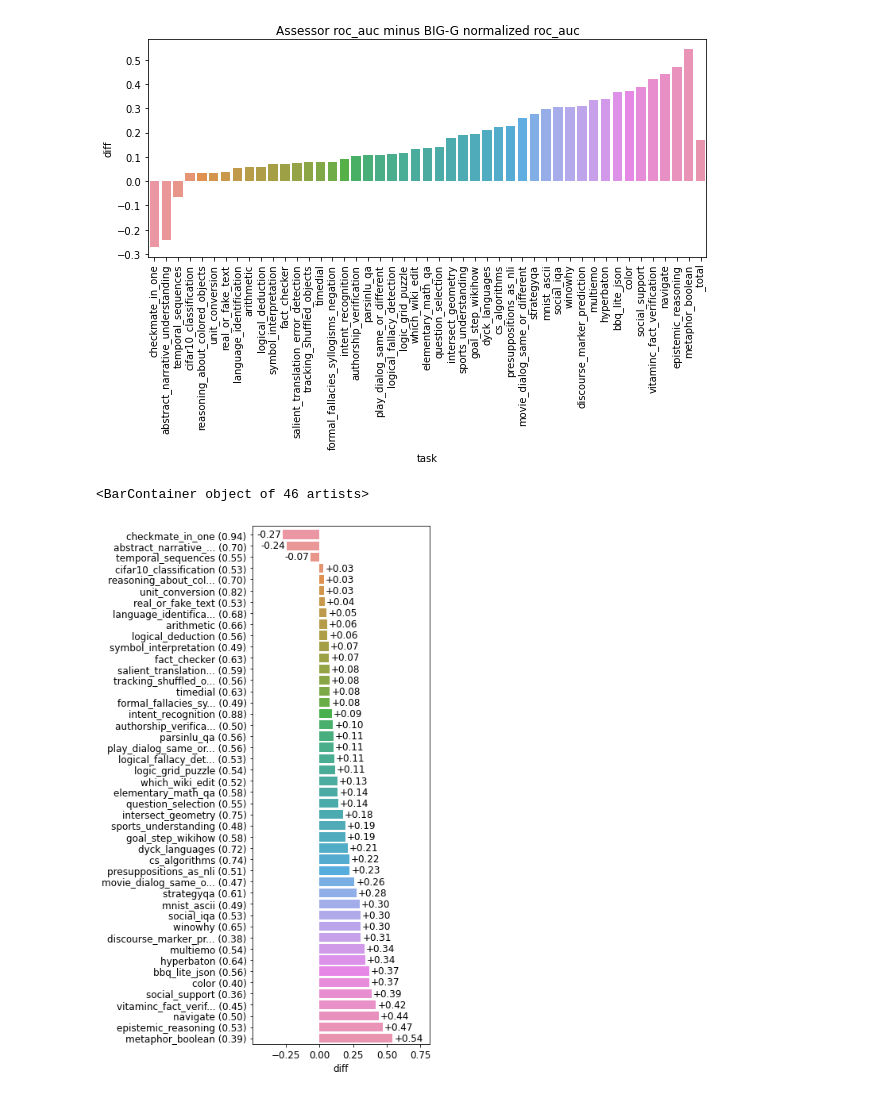
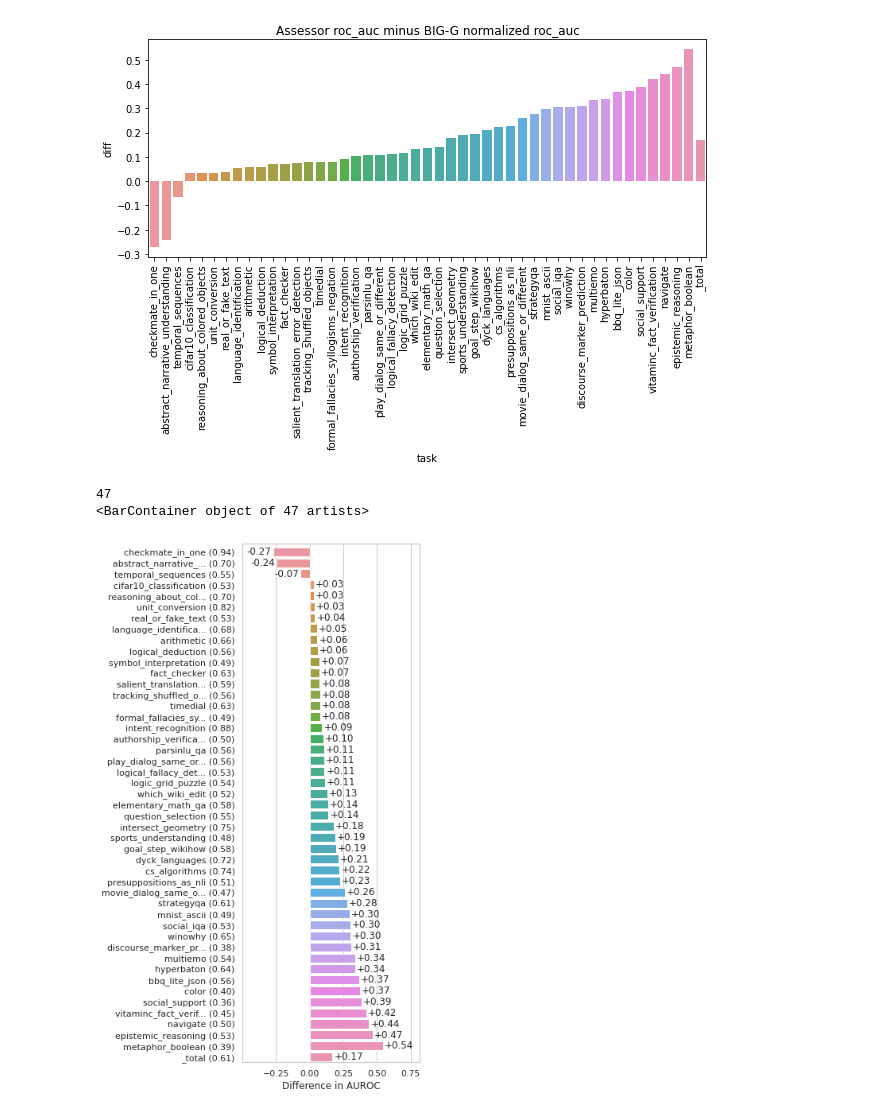
Before and after one commit to wschella/lass, a Jupyter notebook: notebooks/Exp_Main_Analysis.ipynb, the cells around one changed output. Cells and saved outputs as stored; diff of their text form; code cells hidden in the pictures.

Commit message:
More plots and analysis

```diff
--- a/notebooks/Exp_Main_Analysis.ipynb
+++ b/notebooks/Exp_Main_Analysis.ipynb
@@ -55,39 +55,43 @@ def shorten(x, length=15):
         return x
 
 def plot2(df: pd.DataFrame, baseline: Baseline = "normalized", metric: str = "roc_auc"):
+    sns.set_theme(style="whitegrid")
     task_system_col = f"test_conf_{baseline}_{metric}"
     assessor_col = f"test_{metric}"
 
     data = df[[task_system_col, assessor_col, 'task', 'count']]
     data = data[df['test_conf_normalized_roc_auc'] > 0.1]
     data = data[data['count'] > 100]
     data['diff'] = data[assessor_col] - data[task_system_col]
     data['task'] = data['task'].apply(lambda x: shorten(x, length=22))
     # data.loc[df['task'] == "formal_fallacies_syllogisms_negation", 'task'] = "formal_fallacies_syllogisms_neg."
     # data.loc[df['task'] == "salient_translation_error_detection", 'task'] = "salient_translation_error_detect."
 
     # Sorting and adding total
     data.sort_values(by='diff', inplace=True)
+    print(len(data))
     total = data[data['task'] == '_total']
     data = data[data['task'] != '_total']
+    # data = data.append([{}], ignore_index=True)
+    data = data.append(total)
 
     plt.figure(figsize=(4,12))
-    # plt.rcParams.update({'font.size': 12})
 
     y = data.apply(lambda x: f"{x['task']} ({x[task_system_col]:.2f})", axis=1)
     p = sns.barplot(y=y, x="diff", data=data, orient='h')
-    # p.set_xticklabels(p.get_xticklabels(), rotation=90)
-    # p.set_title(f"Assessor {metric} - BIG-G {baseline} {metric}")
     for i in p.containers:
         print(i)
         p.bar_label(i,fmt='%+.2f', label_type='edge', padding=2)
     p.set_xlim(p.get_xlim()[0]*1.6, p.get_xlim()[1]*1.4)
     p.set_ylim(p.get_ylim()[0]*1.0, p.get_ylim()[1]*1.5)
 
-    # return data
+    # disable x-axis labels
+    p.set_xlabel("Difference in AUROC")
+    plt.savefig(f'../artifacts/plots/main.svg', bbox_inches='tight', format='svg')
 
 # plot(results, metric="accuracy")
 plot2(results, metric="roc_auc")
 # %% [output]
-<BarContainer object of 46 artists>
+47
+<BarContainer object of 47 artists>
-[figure, old version]
+[figure, new version]
```
Also changed, not shown: 10 other files.
